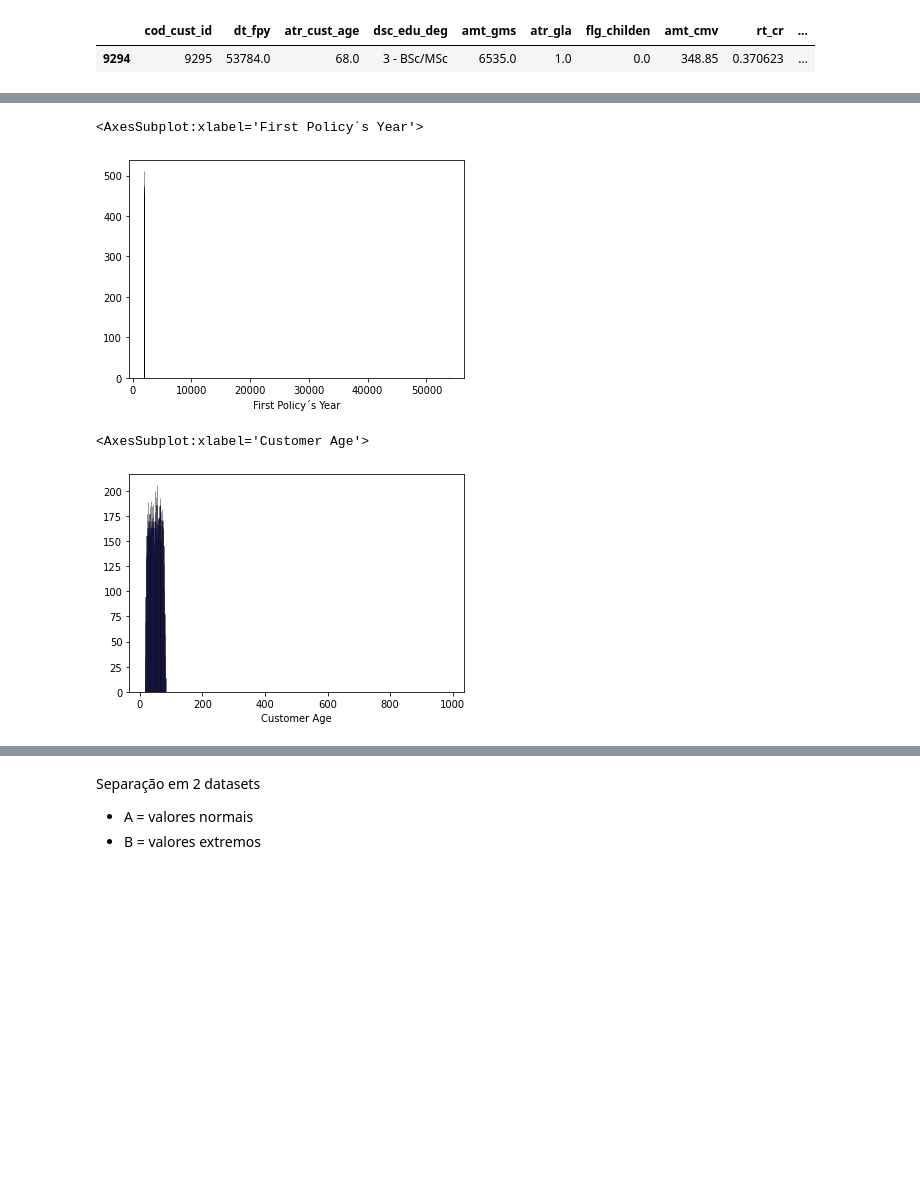
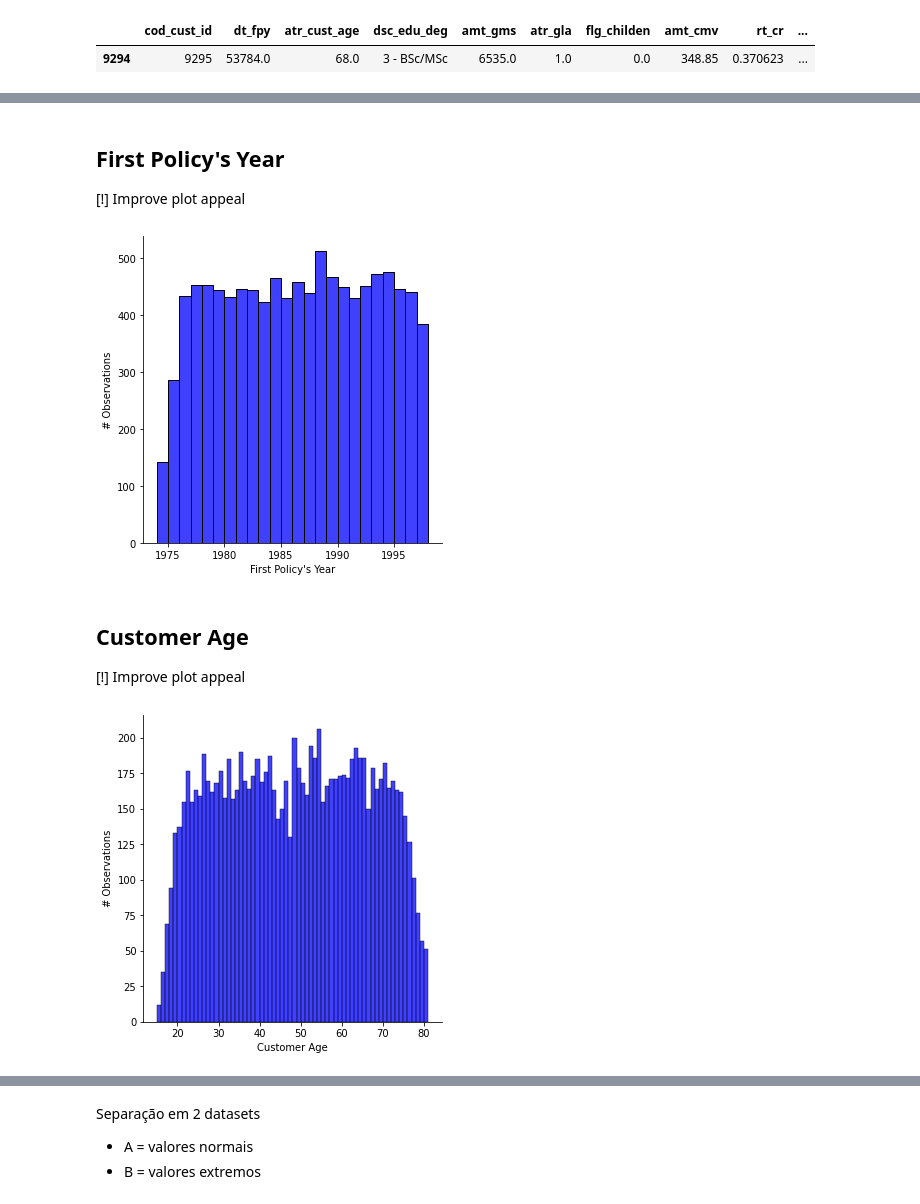
Before and after one commit to Portugapt/Closer-Challenge, a Jupyter notebook: notebook/EDA.ipynb, the cells around one changed output, grey strips where cells are left out. Saved outputs shown, nothing was run; the diff lists cells and outputs as text; code cells hidden in the pictures; blank space fills up the shorter version.

```diff
--- a/notebook/EDA.ipynb
+++ b/notebook/EDA.ipynb
@@ -4,5 +17,5 @@ import numpy as np
 # %%
-dataset = pd.read_excel('dataset.xlsx')
+dataset = pd.read_excel('../data/dataset.xlsx')
 # %%
 dfInsurance = dataset.copy()
 # %% [markdown]
@@ -349,12 +372,24 @@ import seaborn as sns
+# %% [markdown]
+## First Policy's Year
+
+[!] Improve plot appeal
 # %%
-min_FPY = min(dataset['First Policy´s Year'])
-max_FPY = max(dataset['First Policy´s Year'])
+min_FPY = min(dfInsurance['dt_fpy'])
+max_FPY = max(dfInsurance['dt_fpy'])
 n_bins = max_FPY - min_FPY
 # %%
-sns.distplot(dataset['First Policy´s Year'], hist=True, kde=False,
-             color = 'blue', bins = int(n_bins),
-             hist_kws={'edgecolor':'black'})
+%matplotlib inline
+sns.displot(dfInsurance['dt_fpy'], kind = 'hist',
+             color = 'blue', bins = int(n_bins))
+
+plt.xlabel("First Policy's Year")
+plt.ylabel("# Observations")
+
+plt.show()
 # %% [output]
-<AxesSubplot:xlabel='First Policy´s Year'>
-[figure, old version]
+[figure, new version]
+# %% [markdown]
+## Customer Age
+
+[!] Improve plot appeal
 # %%
@@ -363,8 +398,11 @@ max_CustA = max(dataset['Customer Age'])
 n_bins = max_CustA - min_CustA
 # %%
-sns.distplot(dataset['Customer Age'], hist=True, kde=False,
-             color = 'blue', bins = int(n_bins),
-             hist_kws={'edgecolor':'black'})
+sns.displot(dfInsurance['atr_cust_age'], kind = 'hist',
+             color = 'blue', bins = int(n_bins))
+
+plt.xlabel("Customer Age")
+plt.ylabel("# Observations")
+
+plt.show()
 # %% [output]
-<AxesSubplot:xlabel='Customer Age'>
-[figure, old version]
+[figure, new version]
```
Also changed, not shown: parts of 37 cells of this notebook.
